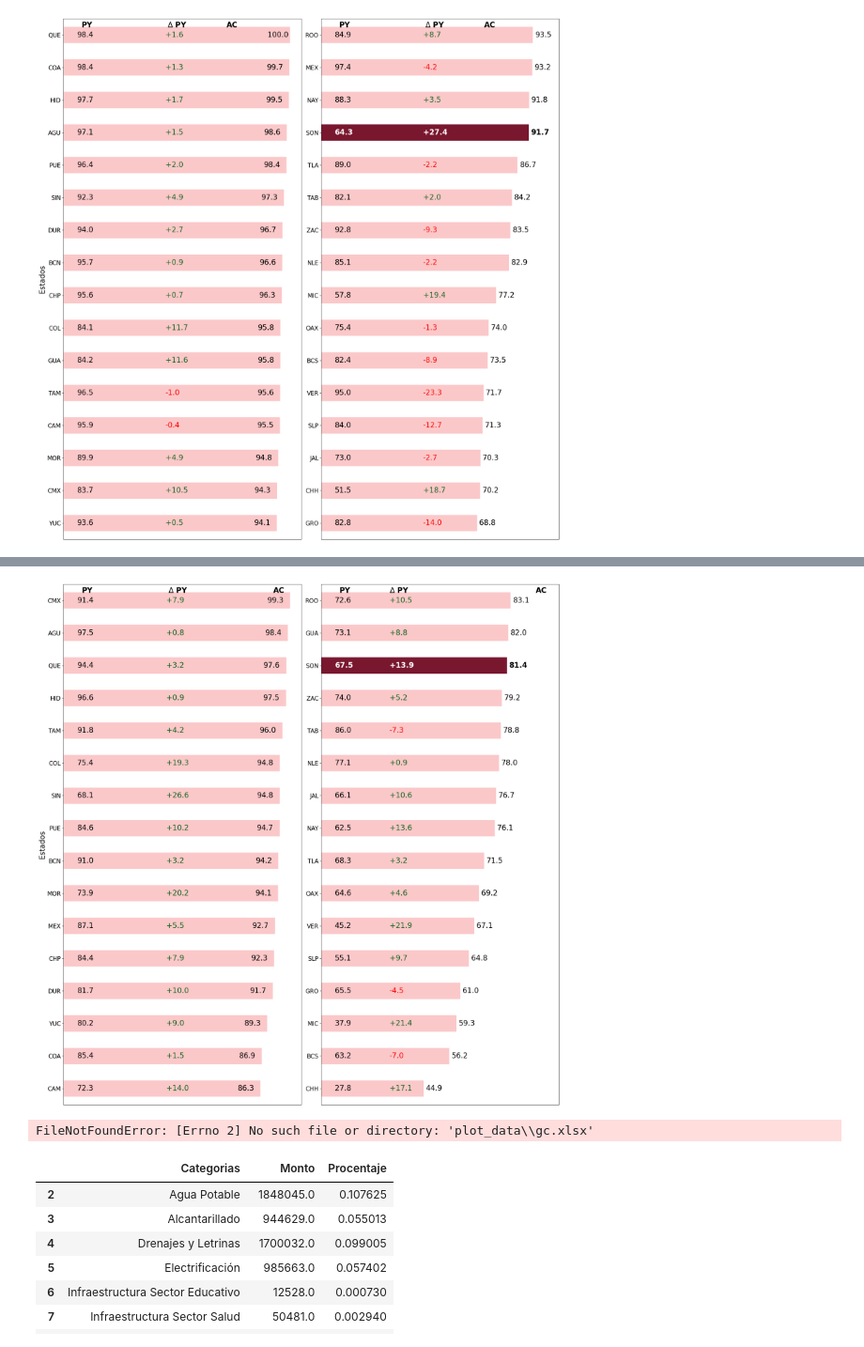
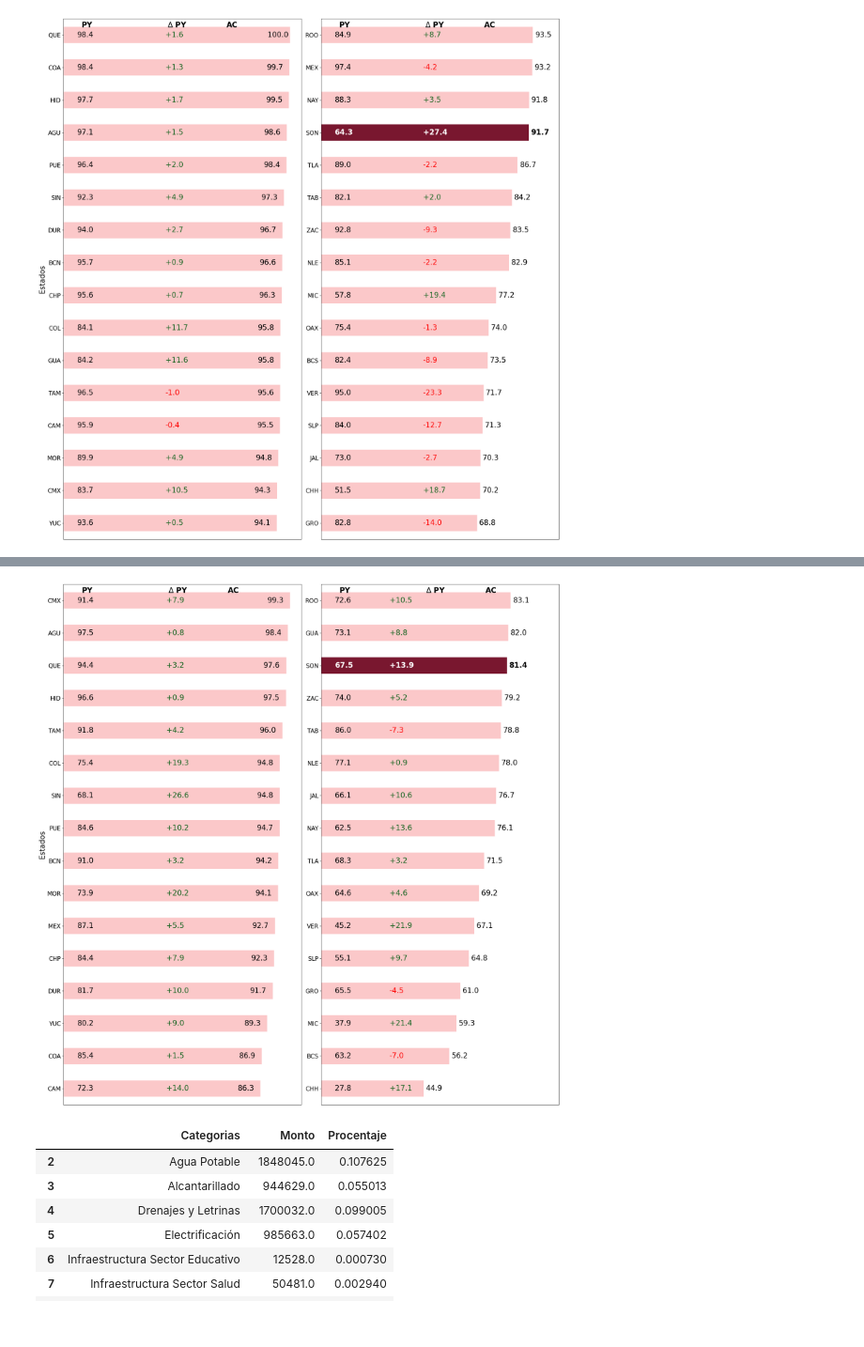
Before and after one commit to Dust1920/Plotter, a Jupyter notebook: articulo_revista.ipynb, the cells around one changed output, grey strips where cells are left out. Shown at 94% size. Cells and saved outputs as stored; diff of their text form; code cells hidden in the pictures.

```diff
--- a/articulo_revista.ipynb
+++ b/articulo_revista.ipynb
@@ -1247,24 +1210,7 @@ fig, ax = plt.subplots(nrows=1, ncols= 2, figsize = (20,20), sharex=True)
 
 
 tabla_vp2['AC'].plot(kind='barh', color = "#FBC8C9", fontsize=16, ax = ax[0])
-ax[0].annotate(text = 'PY',
-                        xy=(8, 15.3),
-                        fontsize=20,
-                        horizontalalignment='left',
-                        verticalalignment='center',
-                        weight = 'bold')
-ax[0].annotate(text = r'$\Delta$ PY',
-                        xy=(46, 15.3),
-                        fontsize=20,
-                        horizontalalignment='left',
-                        verticalalignment='center',
-                        weight = 'bold')
-ax[0].annotate(text = 'AC',
-                        xy=(84+8, 15.3),
-                        fontsize=20,
-                        horizontalalignment='left',
-                        verticalalignment='center',
-                        weight = 'bold')
+py_d_ac(ax[0])
 color_t = ['#1A6622' if v >= 0 else 'red' for v in tabla_vp2['dPY']]
 text_t = [f'+{round(va, 1)}' if round(va, 1)>= 0 else round(va, 1) for va in tabla_vp2['dPY']]
 for k, estado in enumerate(tabla_vp2.index):
@@ -1288,27 +1234,7 @@ for k, estado in enumerate(tabla_vp2.index):
 
 
 tabla_vp['AC'].plot(kind='barh', color = ["#FBC8C9" for i in range(13)] + ["#79172F", "#FBC8C9", "#FBC8C9"], fontsize=16, ax = ax[1])
-
-ax[1].annotate(text = 'PY',
-                        xy=(8, 15.3),
-                        fontsize=20,
-                        horizontalalignment='left',
-                        verticalalignment='center',
-                        weight = 'bold')
-ax[1].annotate(text = r'$\Delta$ PY',
-                        xy=(30, 15.3),
-                        fontsize=20,
-                        horizontalalignment='left',
-                        verticalalignment='center',
-                        weight = 'bold')
-ax[1].annotate(text = 'AC',
-                        xy=(84 + 10, 15.3),
-                        fontsize= 20,
-                        horizontalalignment='left',
-                        verticalalignment='center',
-                        weight = 'bold')
-
-
+py_d_ac(ax[1])
 
 
 color_t = ['#1A6622' if v >= 0 else 'red' for v in tabla_vp['dPY']]
@@ -1329,34 +1255,34 @@ for k, estado in enumerate(tabla_vp.index):
         ax[1].annotate(text = tabla_vp.loc[estado, 'AC'],
                             xy=(tabla_vp.loc[estado, 'AC'] + 1, k),
                             fontsize=20,
                             horizontalalignment='left',
                             verticalalignment='center', weight = 'bold')
     else:
         ax[1].annotate(text = tabla_vp.loc[estado, 'PY'],
                             xy=(6, k),
                             fontsize=20,
                             horizontalalignment='left',
                             verticalalignment='center')
         ax[1].annotate(text = text_t[k],
                             xy=(40 - 10, k),
                             fontsize=20,
                             horizontalalignment='left',
                             verticalalignment='center',
                             color = color_t[k])
         ax[1].annotate(text = tabla_vp.loc[estado, 'AC'],
                             xy=(tabla_vp.loc[estado, 'AC'] + 1, k),
                             fontsize=20,
                             horizontalalignment='left',
                             verticalalignment='center')
 ax[0].axes.get_xaxis().set_visible(False)
 ax[1].axes.get_xaxis().set_visible(False)
 ax[0].set_xlabel('Porcentaje', fontsize = 20)
 ax[0].set_ylabel('Estados', fontsize = 20)
 ax[1].set_ylabel('', fontsize = 20)
 ax[1].set_xlabel('Porcentaje', fontsize = 20)
 plt.tight_layout()
 # %% [output]
-[figure, old version]
+[figure, new version]
 # %%
 dfs = pd.read_excel('plot_data\\gc.xlsx')
 dfp = dfs.iloc[2:-1,1:]
@@ -1368,14 +1294,12 @@ fig = px.treemap(dfp,
                  values='Monto')
 fig.update_traces(root_color="lightgrey", pathbar_textfont = {'size': 70})
 fig.update_traces(marker_colors = ['red','green','blue','brown','black','red','red','red','red','pink'])
-fig.update_layout(height = 1920, width = 1920, margin = dict(t=50, l=25, r=25, b=25))
+fig.update_layout(height = 800, width = 1000, margin = dict(t=50, l=25, r=25, b=25))
 fig.update_layout(margin = dict(t=50, l=25, r=25, b=25))
 fig.data[0].customdata = np.column_stack([dfp['Monto'], 100 * dfp['Procentaje']])
 fig.data[0].texttemplate = "%{label}<br>Monto:$ %{customdata[0]}<br>Porcentaje: %{customdata[1]:.2f}%"
 #fig.data[0].texttemplate = "%{label}<br>%{value}<br>Monto:$ %{customdata[0]}<br>Porcentaje: %{customdata[1]:.2f}%"
 fig.show()
-# %% [output]
-FileNotFoundError: [Errno 2] No such file or directory: 'plot_data\\gc.xlsx'
 # %%
 dfp
 # %% [output]
```
Also changed, not shown: parts of 3 cells of this notebook, 1 other file.
